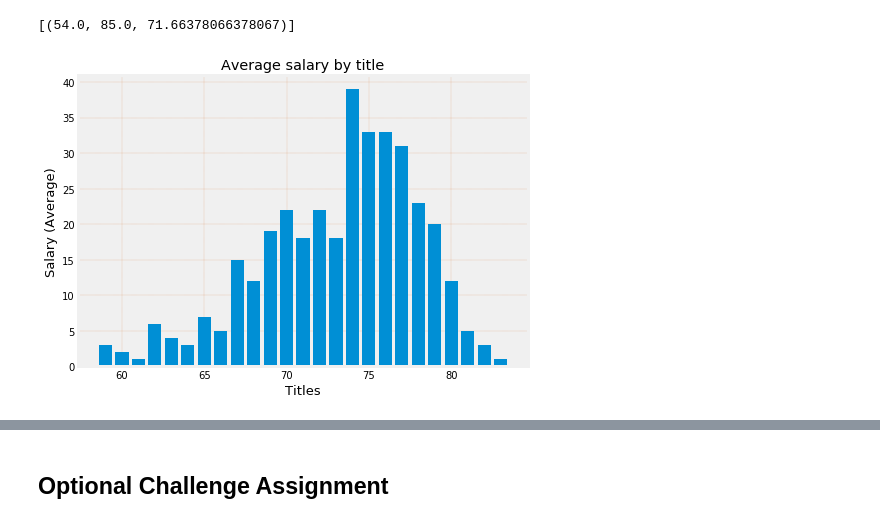
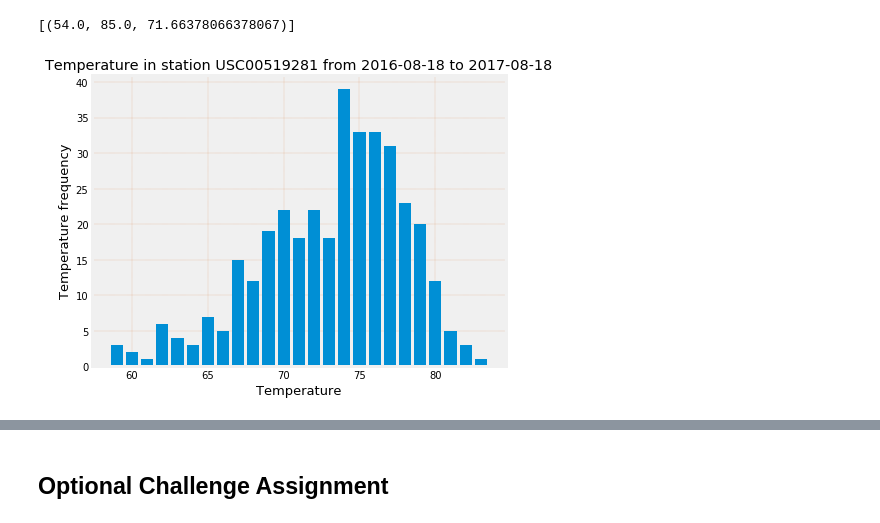
Before and after one commit to jpastell/DataAnalysisBootCamp, a Jupyter notebook: Python/sqlalchemy/climate_analysis.ipynb, the cells around one changed output, grey strips where cells are left out. Drawn from its saved outputs; the diff is of its cells as text; code cells hidden in the pictures.

```diff
--- a/Python/sqlalchemy/climate_analysis.ipynb
+++ b/Python/sqlalchemy/climate_analysis.ipynb
@@ -155,32 +155,35 @@ results_ma = session.query(*sel).\
                 filter(Measurement.station == most_active[0]).\
                     filter(Measurement.date >= start_date.strftime("%Y-%m-%d")).\
                         order_by(Measurement.date).all()
 
 #The data is already sorted by the query
 date = [entry[1] for entry in results_ma]
 temp = [entry[2] for entry in results_ma]
 
 #Creating the data frame
 temp_ocur_df = pd.DataFrame({"Date":date,"Temp":temp})
 
 #Droping non existing records
 temp_ocur_df.dropna(inplace=True)
 
 #Counting the number of time a temperature is repeated
 temp_count = temp_ocur_df.groupby("Temp").count()
 #temp_count
 
 #Plot the reults
 temp_plot = plt.figure(figsize=(7,5))
 plt.bar(temp_count.index.values,\
         temp_count["Date"],
         )
 
-plt.title("Temperature in station ")
+str_start_date = start_date.strftime("%Y-%m-%d")
+str_end_date = last_date.strftime("%Y-%m-%d")
+
+plt.title(f"Temperature in station {most_active[0]} from {str_start_date} to {str_end_date}")
 plt.xlabel("Temperature",fontsize=13)
 plt.ylabel("Temperature frequency",fontsize=13)
 plt.grid(color="#DC7633",linewidth=0.2,linestyle='--')
 plt.tight_layout()
 plt.show()
 # %% [output]
-[figure, old version]
+[figure, new version]
```
Also changed, not shown: parts of 4 cells of this notebook.
